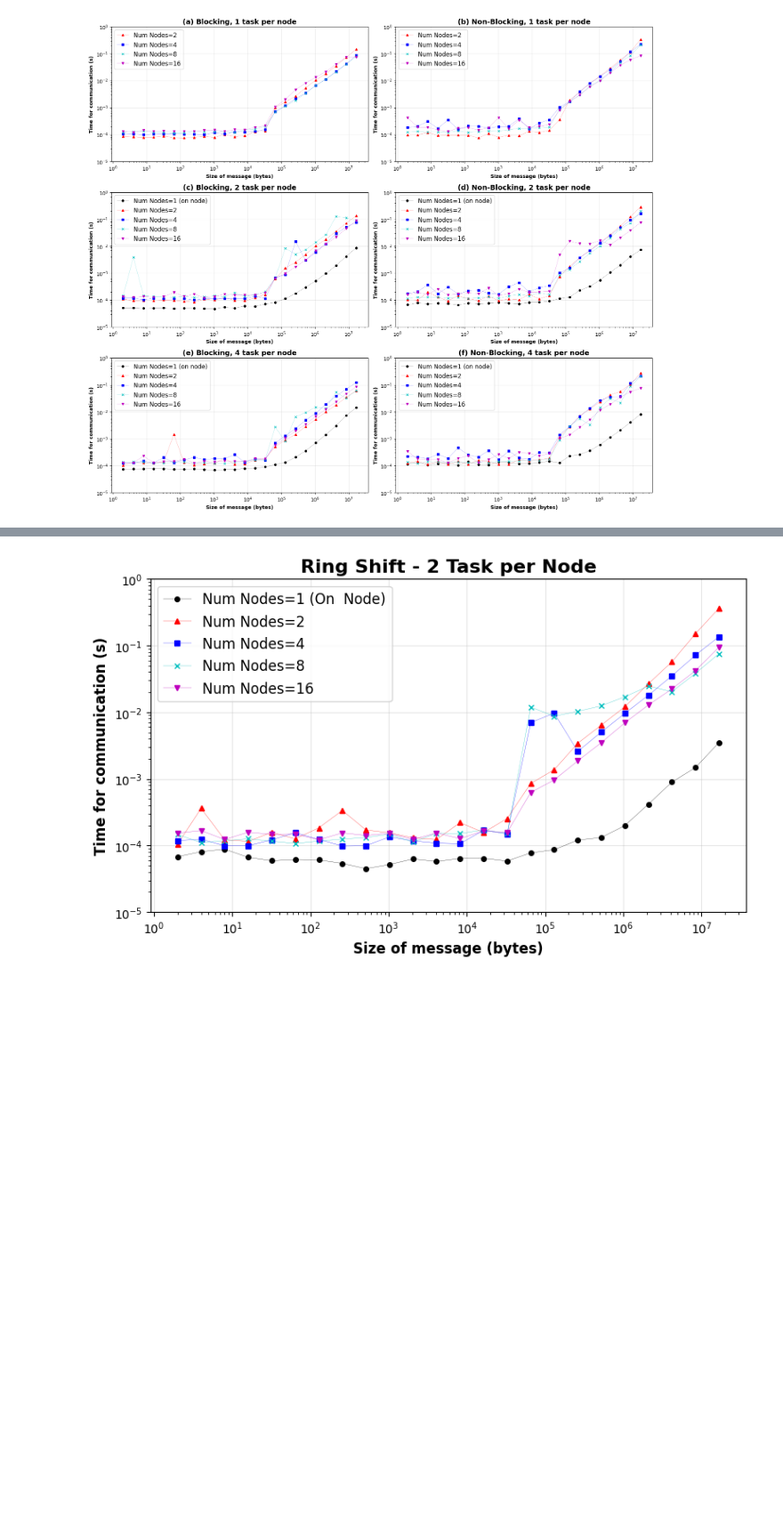
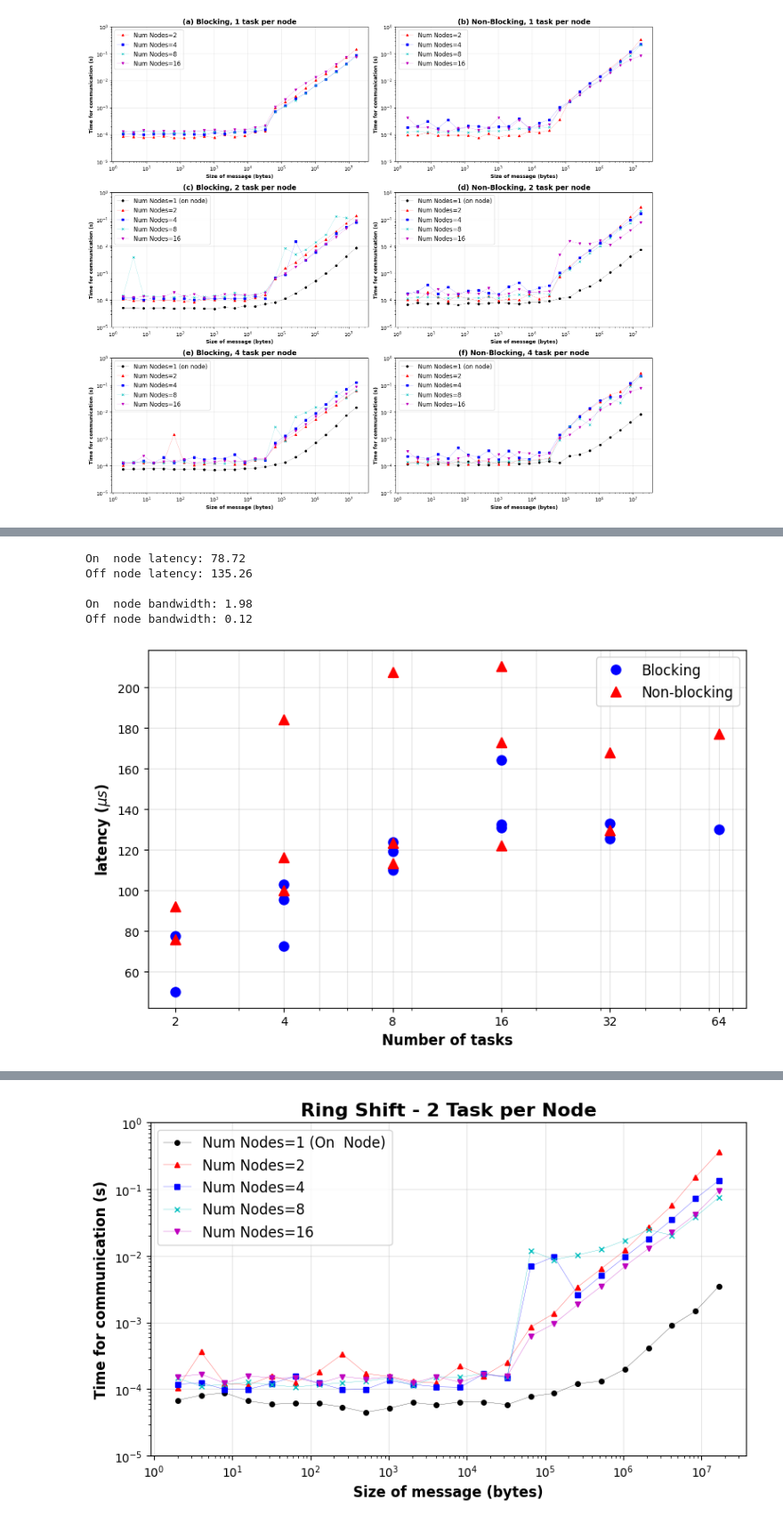
Before and after one commit to cmse822/project-3-mpi-p2p-team-2, a Jupyter notebook: Analysis/Analysis.ipynb, the cells around one changed output, grey strips where cells are left out. Shown: that part at 89% size. Cells and saved outputs as stored; diff of their text form; code cells hidden in the pictures; blank space fills up the shorter version.

```diff
--- a/Analysis/Analysis.ipynb
+++ b/Analysis/Analysis.ipynb
@@ -422,0 +532,38 @@ fig.savefig('Fig03_RingShift.png', format='png', dpi=800)
+# %%
+# Create a result DF of what we actually use.
+Res2 = Res[Res.Comb.isin(['N1_T2', 'N1_T4',
+                          'N2_T2', 'N2_T4', 'N2_T8',
+                          'N4_T4', 'N4_T8', 'N4_T16',
+                          'N8_T8', 'N8_T16', 'N8_T32',
+                          'N16_T16', 'N16_T32', 'N16_T64'])]
+OnNode = Res2[Res2.Ntask == Res2.NtaskNode]
+OffNode= Res2[Res2.Ntask != Res2.NtaskNode]
+# %%
+# Calculate the average on node and off node latency.
+print(f"On  node latency: {(OnNode['Block_lat'].sum() + OnNode['Non_lat'].sum()) / 2 / len(OnNode):.2f}")
+print(f"Off node latency: {(OffNode['Block_lat'].sum() + OffNode['Non_lat'].sum()) / 2 / len(OffNode):.2f}")
+print()
+print(f"On  node bandwidth: {(OnNode['Block_band'].sum() + OnNode['Non_band'].sum()) / 2 / len(OnNode):.2f}")
+print(f"Off node bandwidth: {(OffNode['Block_band'].sum() + OffNode['Non_band'].sum()) / 2 / len(OffNode):.2f}")
+# %% [output]
+On  node latency: 78.72
+Off node latency: 135.26
+
+On  node bandwidth: 1.98
+Off node bandwidth: 0.12
+# %%
+# PLot latency
+fig = plt.figure(figsize=(8,5))
+plt.semilogx(Res2['Ntask'], Res2['Block_lat'], ls='', marker='o', ms=8, color='b', label='Blocking')
+plt.semilogx(Res2['Ntask'], Res2['Non_lat'], ls='', marker='^', ms=8, color='r', label='Non-blocking')
+plt.grid(which='both', alpha=0.2, color='gray')
+plt.gca().set_xticks([2, 4, 8, 16, 32, 64])
+plt.gca().set_xticklabels(['2', '4', '8', '16', '32', '64'])
+plt.legend(fontsize=12, fancybox=True)
+plt.xlabel('Number of tasks', fontsize=12, fontweight='bold', color='k')
+plt.ylabel('latency ($\mu s$)', fontsize=12, fontweight='bold', color='k')
+
+fig.tight_layout()
+fig.savefig('Fig03_RingShift_Latency.png', format='png', dpi=800)
+# %% [output]
+[figure, added]
```
Also changed, not shown: parts of 10 cells of this notebook, 10 other files.
